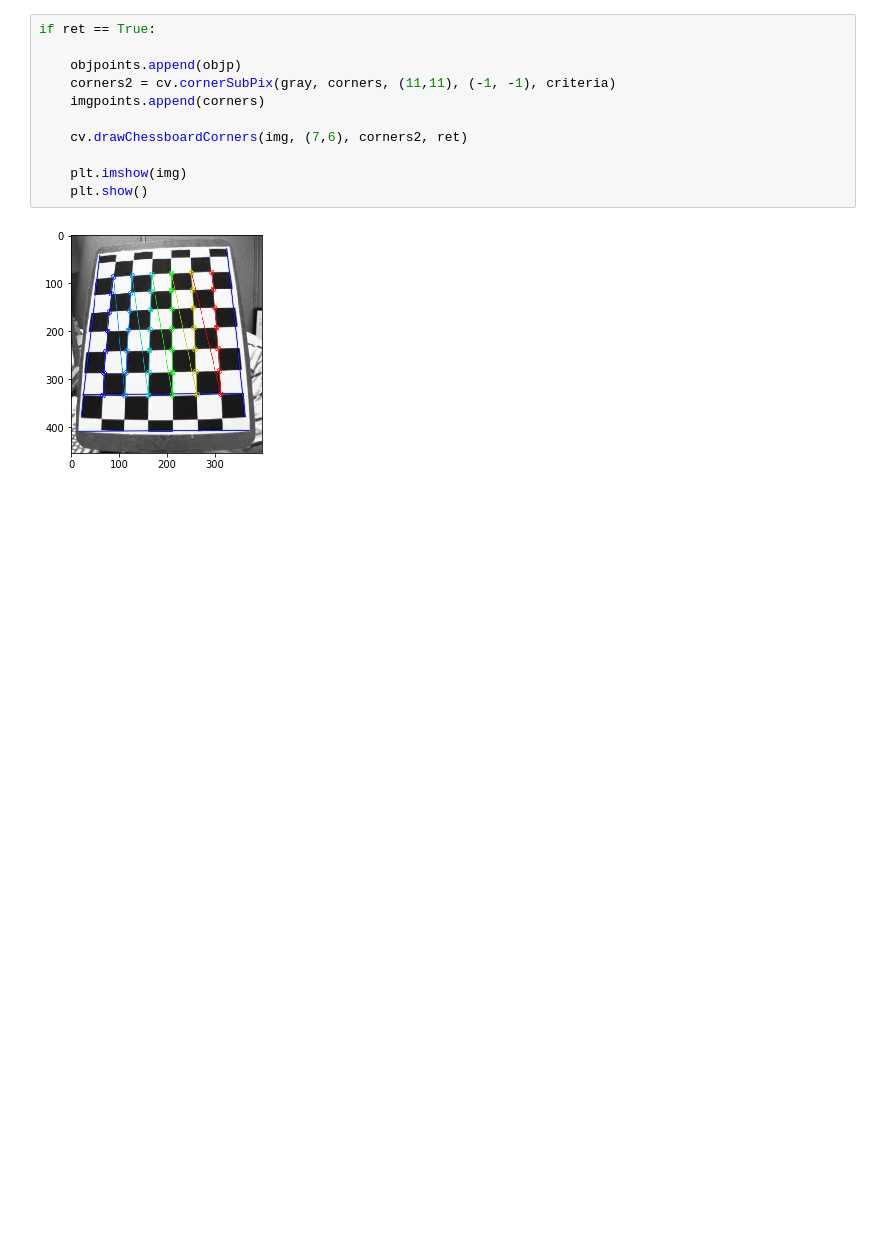
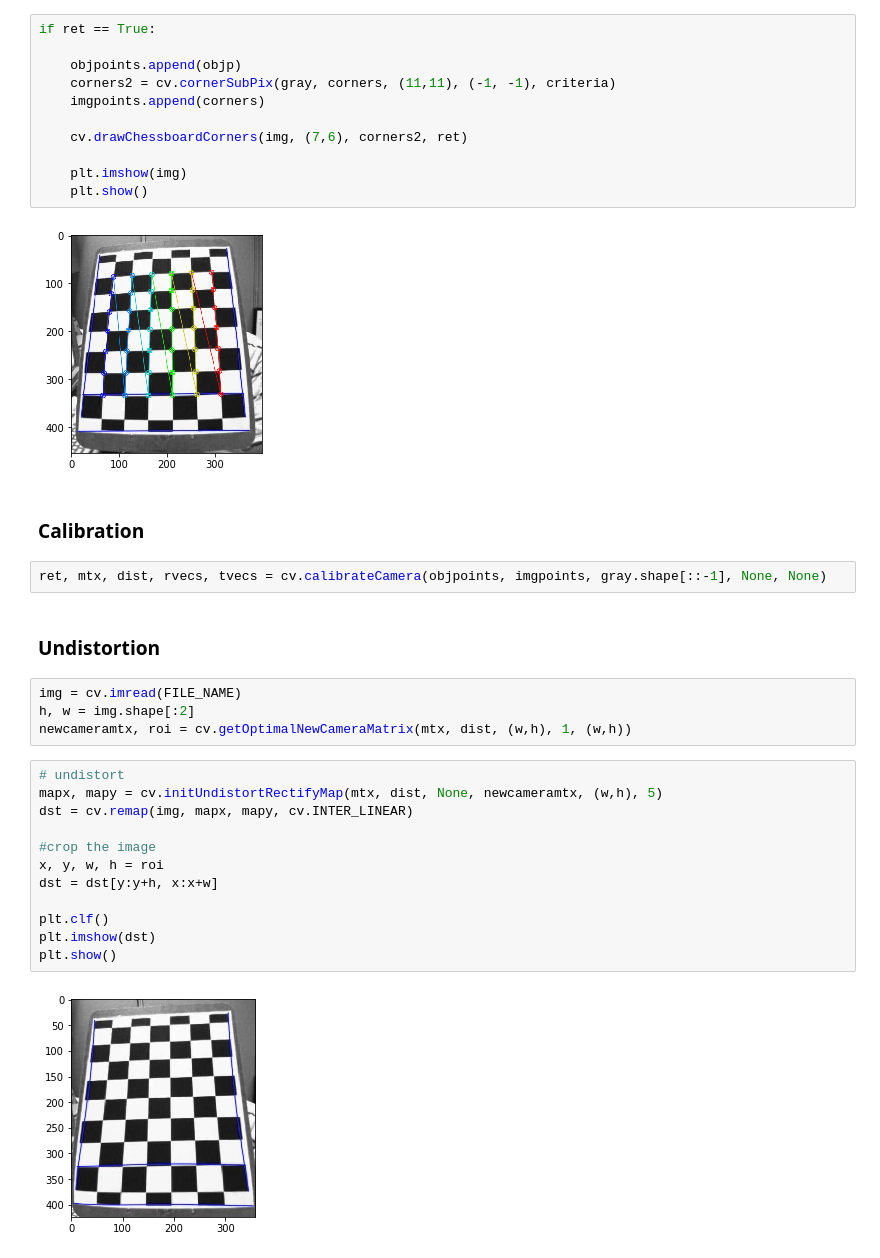
Before and after one commit to lixinso/udacity-SDC-CameraCalibration-sample, a Jupyter notebook: CameraCalibrationSample.ipynb, the cells around one changed output. Cells and saved outputs as stored; diff of their text form; blank space fills up the shorter version.

Commit message:
undistort

```diff
--- a/CameraCalibrationSample.ipynb
+++ b/CameraCalibrationSample.ipynb
@@ -37,3 +40,27 @@ if ret == True:
     plt.show()
 # %% [output]
 [figure]
+# %% [markdown]
+### Calibration
+# %%
+ret, mtx, dist, rvecs, tvecs = cv.calibrateCamera(objpoints, imgpoints, gray.shape[::-1], None, None)
+# %% [markdown]
+### Undistortion
+# %%
+img = cv.imread(FILE_NAME)
+h, w = img.shape[:2]
+newcameramtx, roi = cv.getOptimalNewCameraMatrix(mtx, dist, (w,h), 1, (w,h))
+# %%
+# undistort
+mapx, mapy = cv.initUndistortRectifyMap(mtx, dist, None, newcameramtx, (w,h), 5)
+dst = cv.remap(img, mapx, mapy, cv.INTER_LINEAR)
+
+#crop the image
+x, y, w, h = roi
+dst = dst[y:y+h, x:x+w]
+
+plt.clf()
+plt.imshow(dst)
+plt.show()
+# %% [output]
+[figure, added]
```
Also changed, not shown: parts of 2 cells of this notebook.
